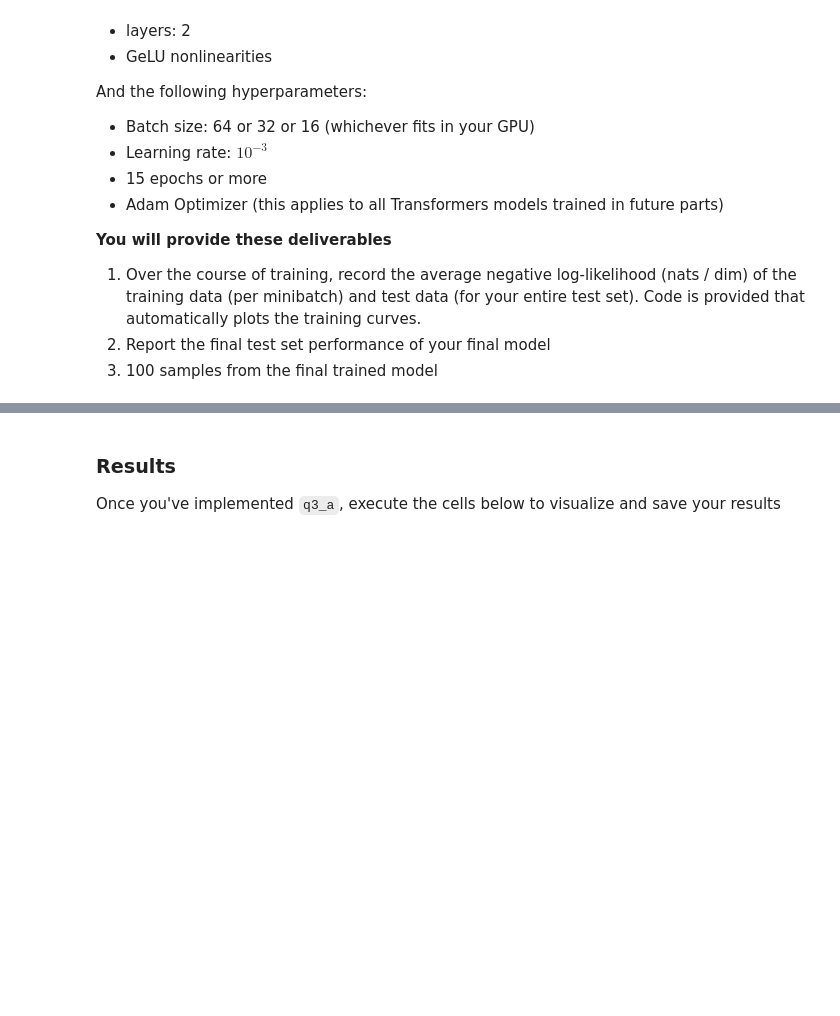
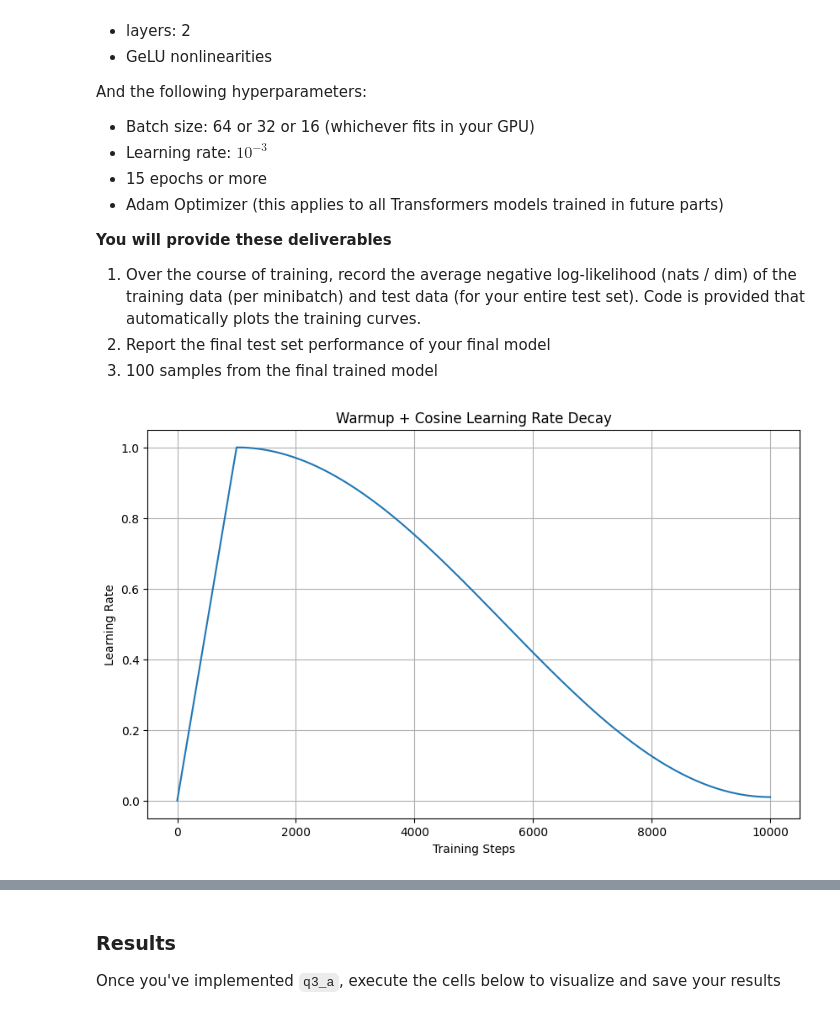
Before and after one commit to Sirius9827/deepul, a Jupyter notebook: homeworks/hw1/hw1.ipynb, the cells around one changed output, grey strips where cells are left out. Cells and saved outputs as stored; diff of their text form; code cells hidden in the pictures; blank space fills up the shorter version.

```diff
--- a/homeworks/hw1/hw1.ipynb
+++ b/homeworks/hw1/hw1.ipynb
@@ -607,0 +596,29 @@ def q3_a(train_data, test_data, image_shape, dset_id):
+# %%
+import numpy as np
+import matplotlib.pyplot as plt
+
+warmup_steps = 1000
+total_steps = 10000
+lr_max = 1.0
+lr_min = 0.01
+
+steps = np.arange(total_steps)
+lrs = []
+
+for step in steps:
+    if step < warmup_steps:
+        lr = lr_max * (step / warmup_steps)
+    else:
+        progress = (step - warmup_steps) / (total_steps - warmup_steps)
+        lr = lr_min + 0.5 * (lr_max - lr_min) * (1 + np.cos(progress * np.pi))
+    lrs.append(lr)
+
+plt.figure(figsize=(10, 6))
+plt.plot(steps, lrs)
+plt.title('Warmup + Cosine Learning Rate Decay')
+plt.xlabel('Training Steps')
+plt.ylabel('Learning Rate')
+plt.grid(True)
+plt.show()
+# %% [output]
+[figure, added]
```
Also changed, not shown: parts of 16 cells of this notebook.
